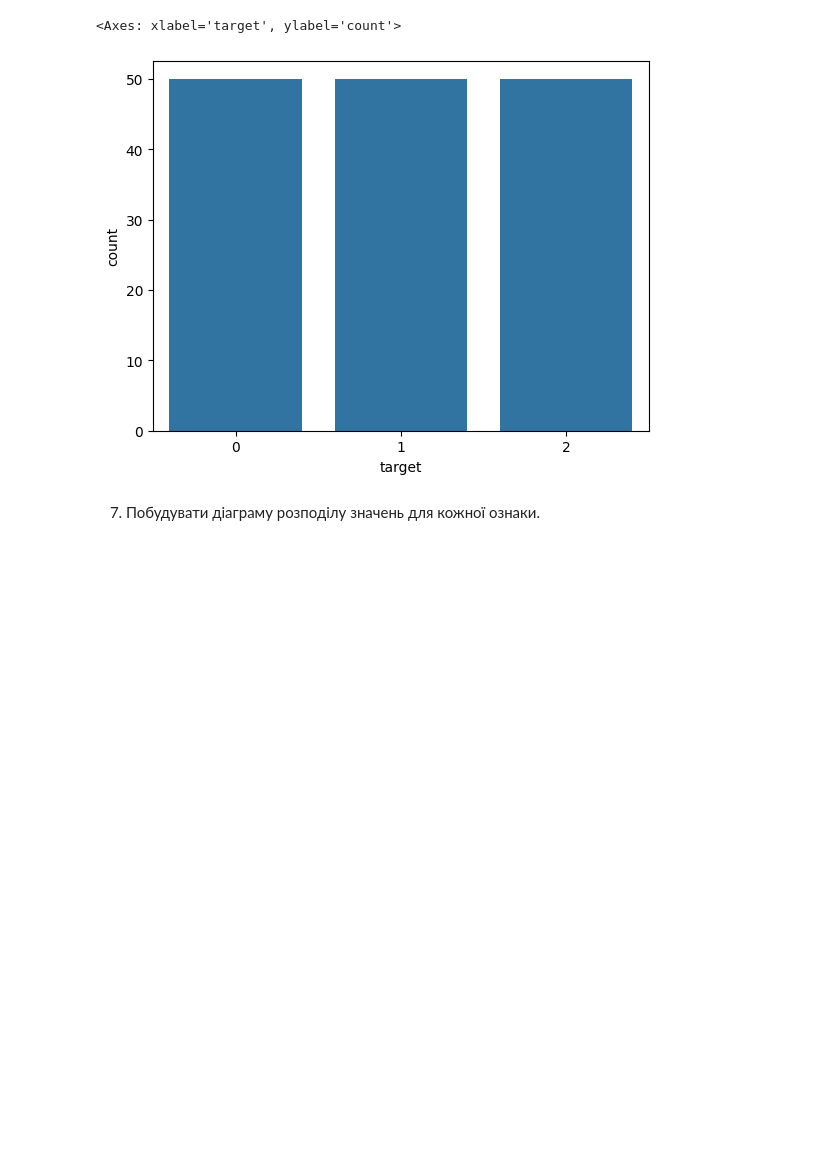
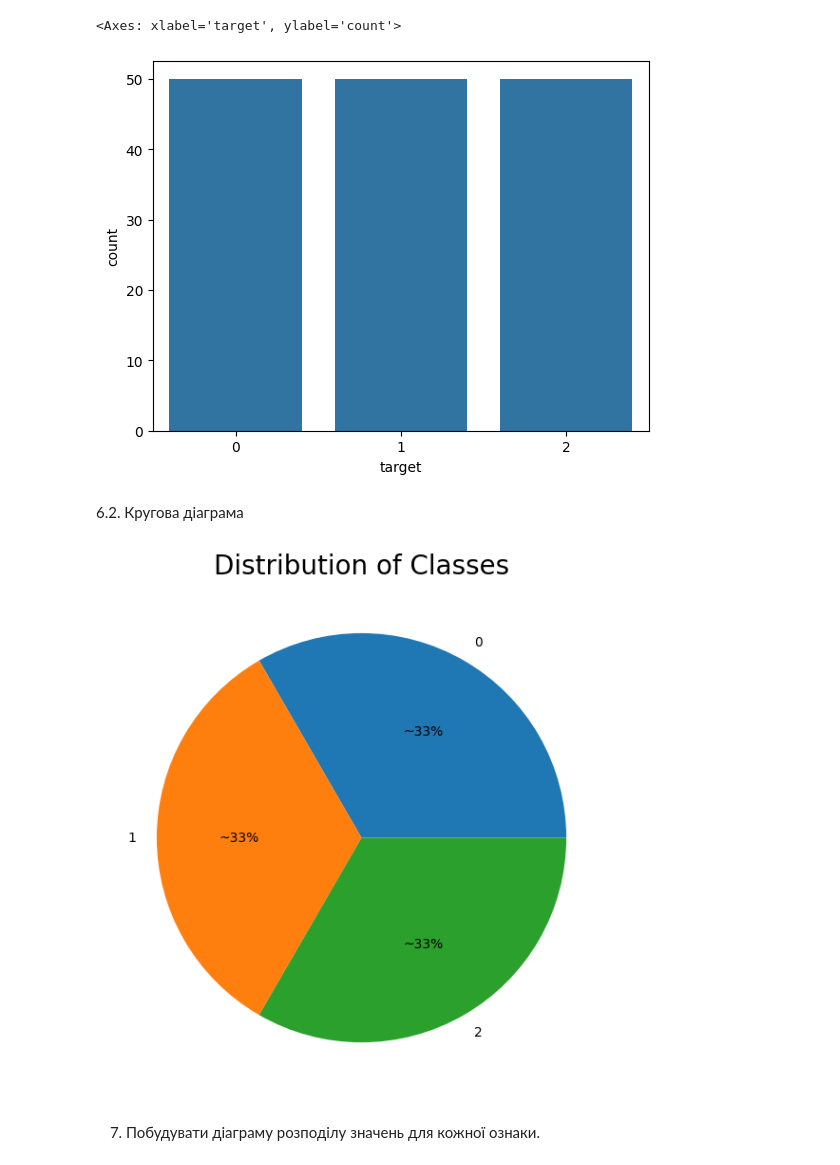
Before and after one commit to AnnaKompan/machine_learning, a Jupyter notebook: iris.ipynb, the cells around one changed output. Saved outputs shown, nothing was run; the diff lists cells and outputs as text; code cells hidden in the pictures; blank space fills up the shorter version.

```diff
--- a/iris.ipynb
+++ b/iris.ipynb
@@ -89,5 +94,24 @@ sns.countplot(data=df_iris, x='target')
 # %% [output]
 <Axes: xlabel='target', ylabel='count'>
 [figure]
+# %% [markdown]
+6.2. Кругова діаграма
+# %%
+# Підрахунок кількості в кожному класі
+# count_list = [(df_iris.target == 0).sum(), (df_iris.target == 1).sum(), (df_iris.target == 2).sum()]
+count_list = df_iris['target'].value_counts()
+count_list # [50,50,50]
+
+# Отримання назв класів
+lbl_list = list(df_iris['target'].unique())
+lbl_list #[0, 1, 2]
+
+# Створення фігури
+plt.figure(figsize=(10,7))
+plt.pie(count_list, labels=lbl_list, autopct='~%d%%') #autopct auto-calc % of val (%1.1f%% or %d%%)
+plt.title("Distribution of Classes", fontsize=20)
+plt.show()
+# %% [output]
+[figure, added]
 # %% [markdown]
 7. Побудувати діаграму розподілу значень для кожної ознаки.
```
Also changed, not shown: parts of 11 cells of this notebook.
